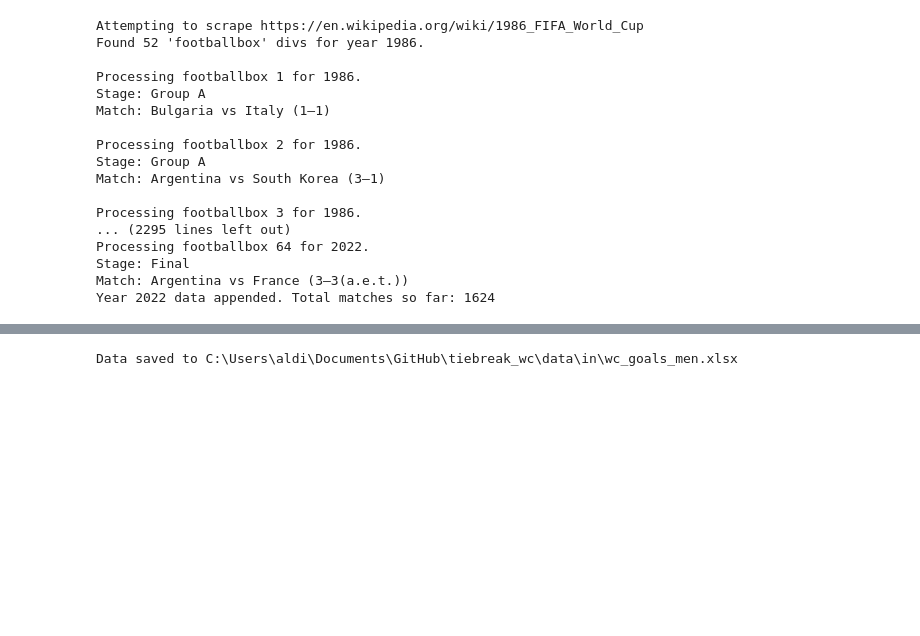
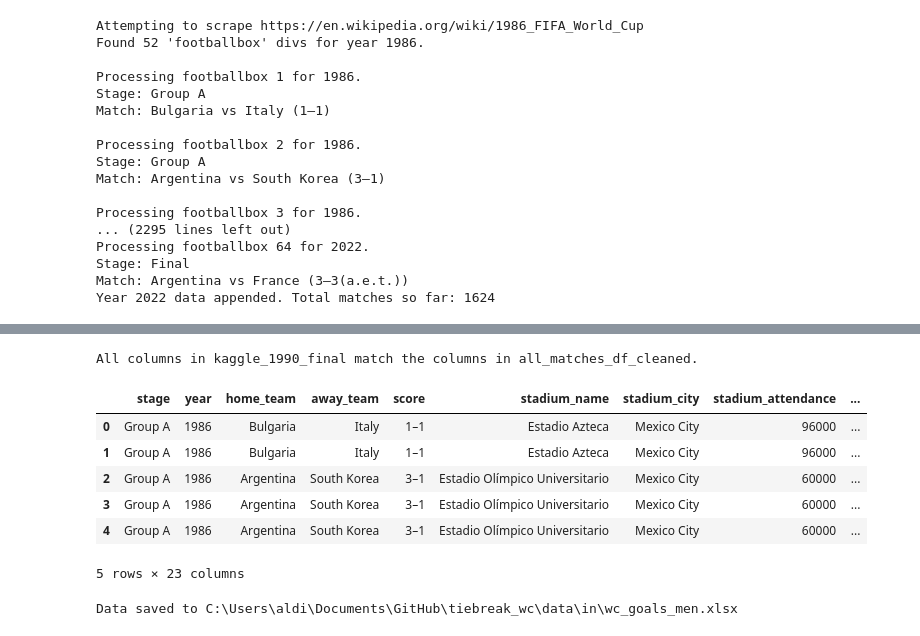
Before and after one commit to AEGDDI/tiebreak_wc, a Jupyter notebook: code/scrape/scraping.ipynb, the cells around one changed output, grey strips where cells are left out. Drawn from its saved outputs; the diff is of its cells as text; code cells hidden in the pictures; blank space fills up the shorter version.

```diff
--- a/code/scrape/scraping.ipynb
+++ b/code/scrape/scraping.ipynb
@@ -49 +223,28 @@ Year 2022 data appended. Total matches so far: 1624
+# %%
+# Check if all columns in kaggle_1990_final match the columns in all_matches_df_cleaned
+if set(kaggle_1990_final.columns) == set(all_matches_df_cleaned.columns):
+    print("All columns in kaggle_1990_final match the columns in all_matches_df_cleaned.")
+else:
+    unmatched_columns = set(kaggle_1990_final.columns).symmetric_difference(all_matches_df_cleaned.columns)
+    print(f"The following columns do not match: {unmatched_columns}")
+
+# Proceed with filtering and appending if columns match
+matching_columns = kaggle_1990_final.columns.intersection(all_matches_df_cleaned.columns)
+kaggle_1990_filtered = kaggle_1990_final[matching_columns]
+all_matches_df_cleaned_filtered = all_matches_df_cleaned[matching_columns]
+
+# Append kaggle_1990_filtered to all_matches_df_cleaned_filtered
+all_matches_updated = pd.concat([all_matches_df_cleaned_filtered, kaggle_1990_filtered], ignore_index=True)
+
+# Display the first few rows of the updated DataFrame
+all_matches_updated.head()
+# %% [output]
+All columns in kaggle_1990_final match the columns in all_matches_df_cleaned.
+|  | stage | year | home_team | away_team | score | stadium_name | stadium_city | stadium_attendance | ... |
+| 0 | Group A | 1986 | Bulgaria | Italy | 1–1 | Estadio Azteca | Mexico City | 96000 | ... |
+| 1 | Group A | 1986 | Bulgaria | Italy | 1–1 | Estadio Azteca | Mexico City | 96000 | ... |
+| 2 | Group A | 1986 | Argentina | South Korea | 3–1 | Estadio Olímpico Universitario | Mexico City | 60000 | ... |
+| 3 | Group A | 1986 | Argentina | South Korea | 3–1 | Estadio Olímpico Universitario | Mexico City | 60000 | ... |
+| 4 | Group A | 1986 | Argentina | South Korea | 3–1 | Estadio Olímpico Universitario | Mexico City | 60000 | ... |
+5 rows × 23 columns
 # %%
```
Also changed, not shown: parts of 7 cells of this notebook, 4 other files.
